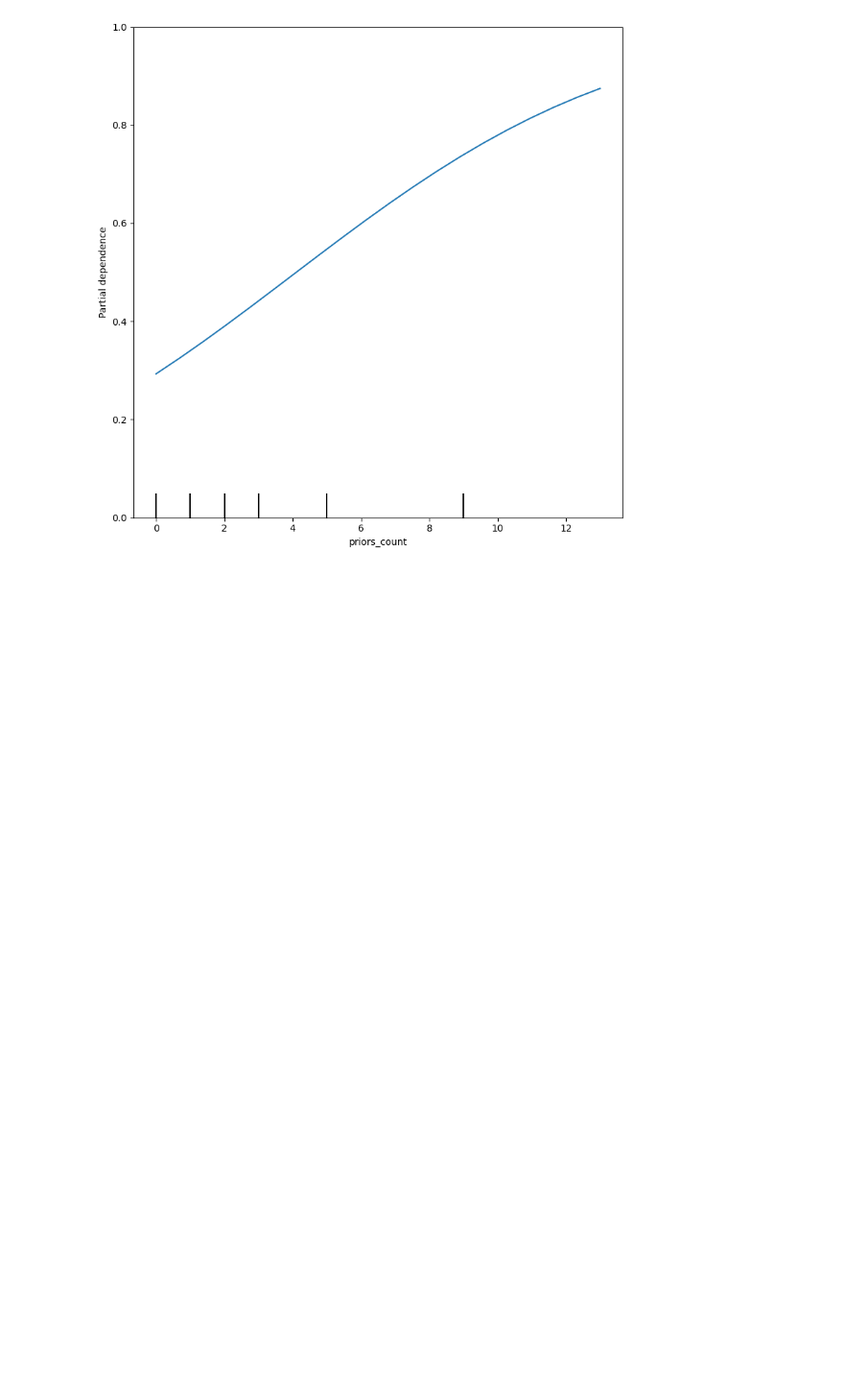
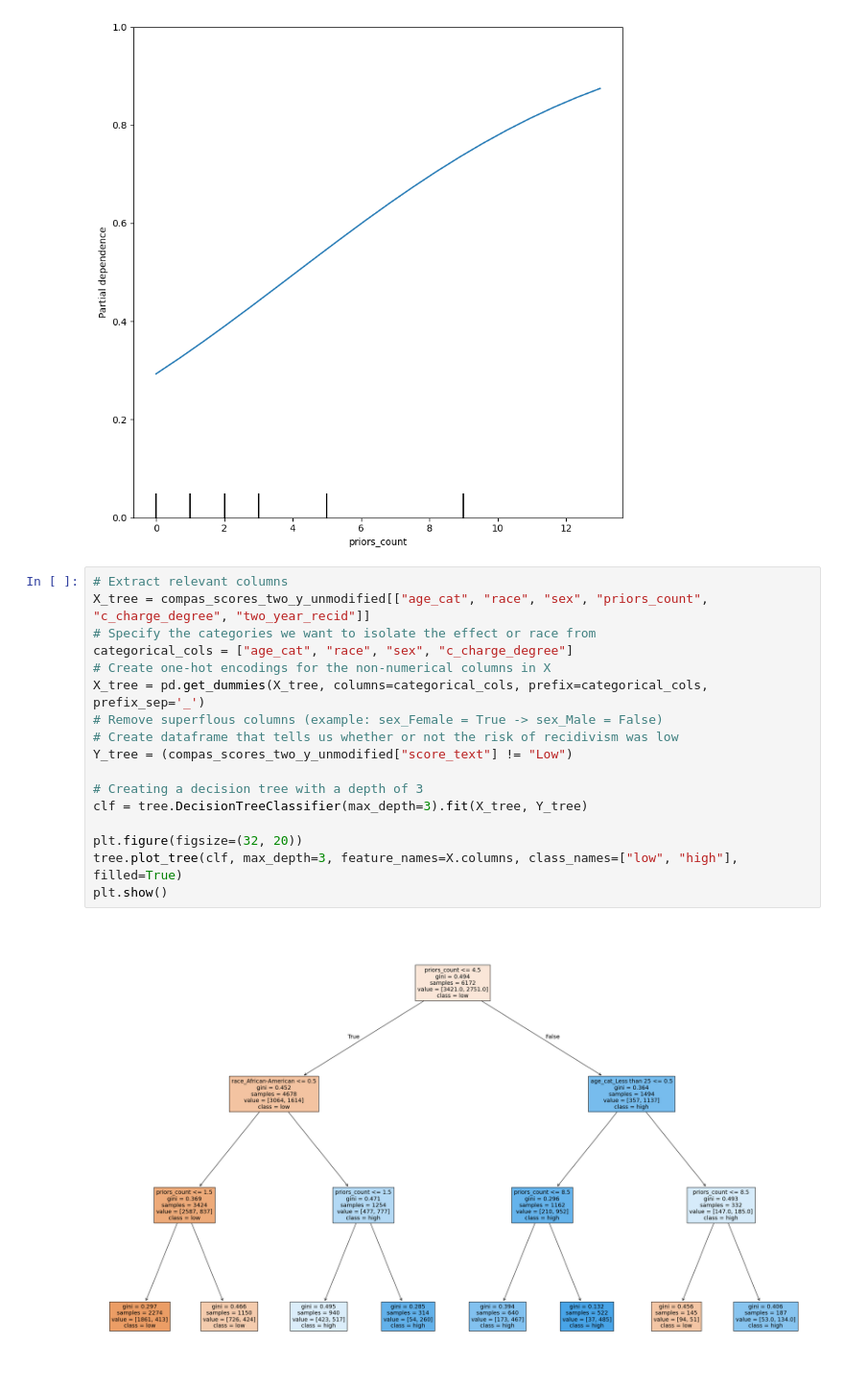
Before and after one commit to Fredstandal/HON2200_prosjekt_1, a Jupyter notebook: COMPAS data investigation.ipynb, the cells around one changed output. Shown at 96% size. Drawn from its saved outputs; the diff is of its cells as text; blank space fills up the shorter version.

```diff
--- a/COMPAS data investigation.ipynb
+++ b/COMPAS data investigation.ipynb
@@ -233,3 +294,22 @@ fig.tight_layout()
 plt.show()
 # %% [output]
 [figure]
+# %%
+# Extract relevant columns
+X_tree = compas_scores_two_y_unmodified[["age_cat", "race", "sex", "priors_count", "c_charge_degree", "two_year_recid"]]
+# Specify the categories we want to isolate the effect or race from
+categorical_cols = ["age_cat", "race", "sex", "c_charge_degree"]
+# Create one-hot encodings for the non-numerical columns in X
+X_tree = pd.get_dummies(X_tree, columns=categorical_cols, prefix=categorical_cols, prefix_sep='_')
+# Remove superflous columns (example: sex_Female = True -> sex_Male = False)
+# Create dataframe that tells us whether or not the risk of recidivism was low
+Y_tree = (compas_scores_two_y_unmodified["score_text"] != "Low")
+
+# Creating a decision tree with a depth of 3
+clf = tree.DecisionTreeClassifier(max_depth=3).fit(X_tree, Y_tree)
+
+plt.figure(figsize=(32, 20))
+tree.plot_tree(clf, max_depth=3, feature_names=X.columns, class_names=["low", "high"], filled=True)
+plt.show()
+# %% [output]
+[figure, added]
```
Also changed, not shown: parts of 3 cells of this notebook.
